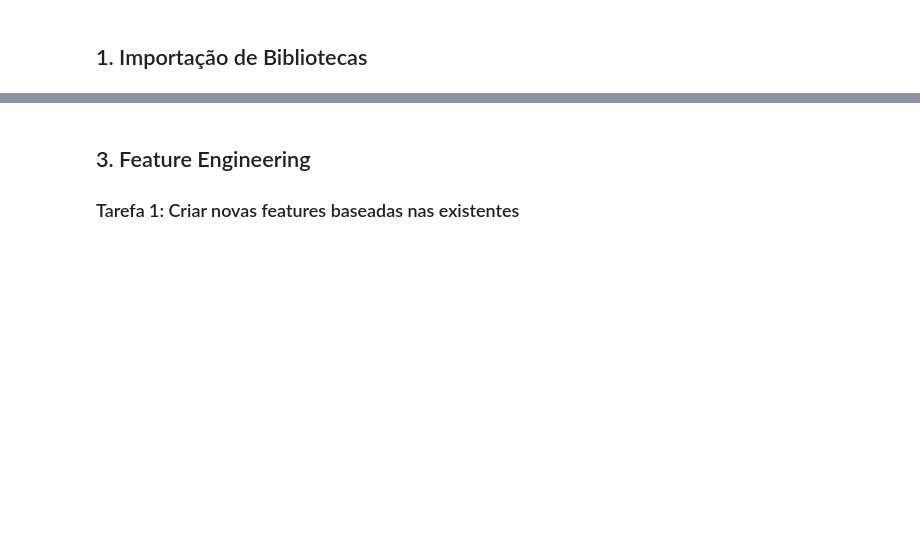
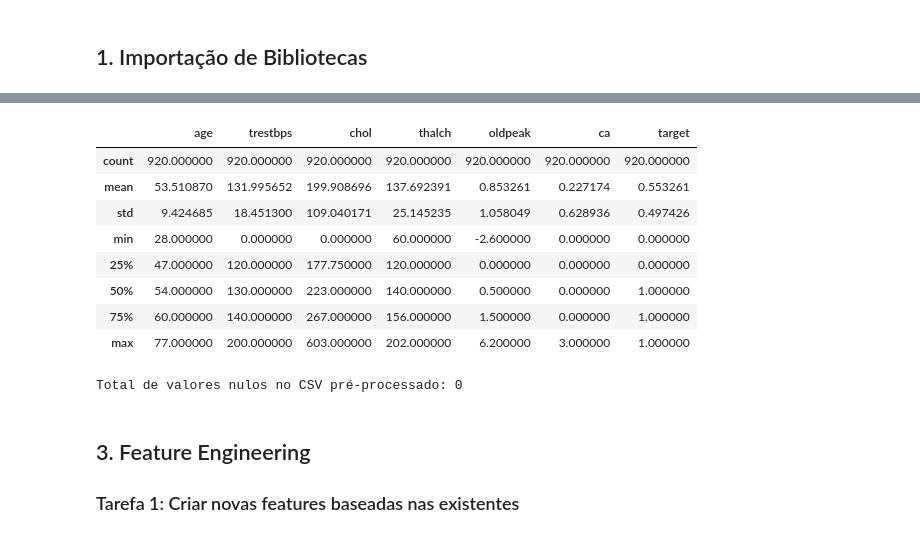
Before and after one commit to lfbraz/introducao-ciclo-de-vida-de-modelos, a Jupyter notebook: aula_03_desenvolvimento_engenharia/exercicio_engenharia_modelos.ipynb, the cells around one changed output, grey strips where cells are left out. Saved outputs shown, nothing was run; the diff lists cells and outputs as text; code cells hidden in the pictures; blank space fills up the shorter version.

```diff
--- a/aula_03_desenvolvimento_engenharia/exercicio_engenharia_modelos.ipynb
+++ b/aula_03_desenvolvimento_engenharia/exercicio_engenharia_modelos.ipynb
@@ -53,3 +73,24 @@ print(X.isnull().sum().sum())
+# %%
+# Estatísticas rápidas para conferência (dataset já pré-processado)
+df.describe()
+# %% [output]
+|  | age | trestbps | chol | thalch | oldpeak | ca | target |
+| count | 920.000000 | 920.000000 | 920.000000 | 920.000000 | 920.000000 | 920.000000 | 920.000000 |
+| mean | 53.510870 | 131.995652 | 199.908696 | 137.692391 | 0.853261 | 0.227174 | 0.553261 |
+| std | 9.424685 | 18.451300 | 109.040171 | 25.145235 | 1.058049 | 0.628936 | 0.497426 |
+| min | 28.000000 | 0.000000 | 0.000000 | 60.000000 | -2.600000 | 0.000000 | 0.000000 |
+| 25% | 47.000000 | 120.000000 | 177.750000 | 120.000000 | 0.000000 | 0.000000 | 0.000000 |
+| 50% | 54.000000 | 130.000000 | 223.000000 | 140.000000 | 0.500000 | 0.000000 | 1.000000 |
+| 75% | 60.000000 | 140.000000 | 267.000000 | 156.000000 | 1.500000 | 0.000000 | 1.000000 |
+| max | 77.000000 | 200.000000 | 603.000000 | 202.000000 | 6.200000 | 3.000000 | 1.000000 |
+# %%
+# Verificar (rapidamente) valores nulos - não deve haver após Aula 2
+null_total = df.isnull().sum().sum()
+print(f"Total de valores nulos no CSV pré-processado: {null_total}")
+if null_total > 0:
+    print(df.isnull().sum().sort_values(ascending=False).head(10))
+# %% [output]
+Total de valores nulos no CSV pré-processado: 0
 # %% [markdown]
 ## 3. Feature Engineering
 
```
Also changed, not shown: parts of 31 cells of this notebook, 5 other files.
